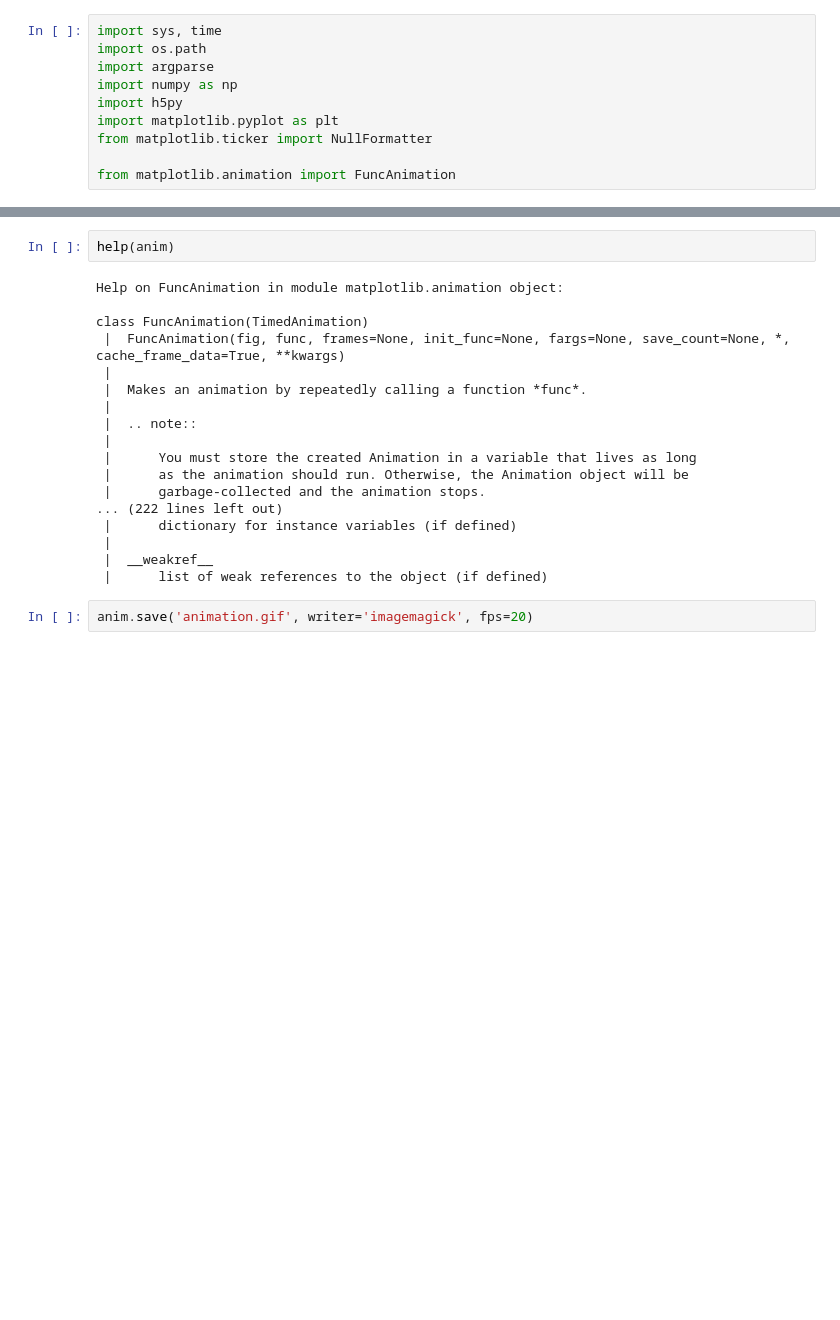
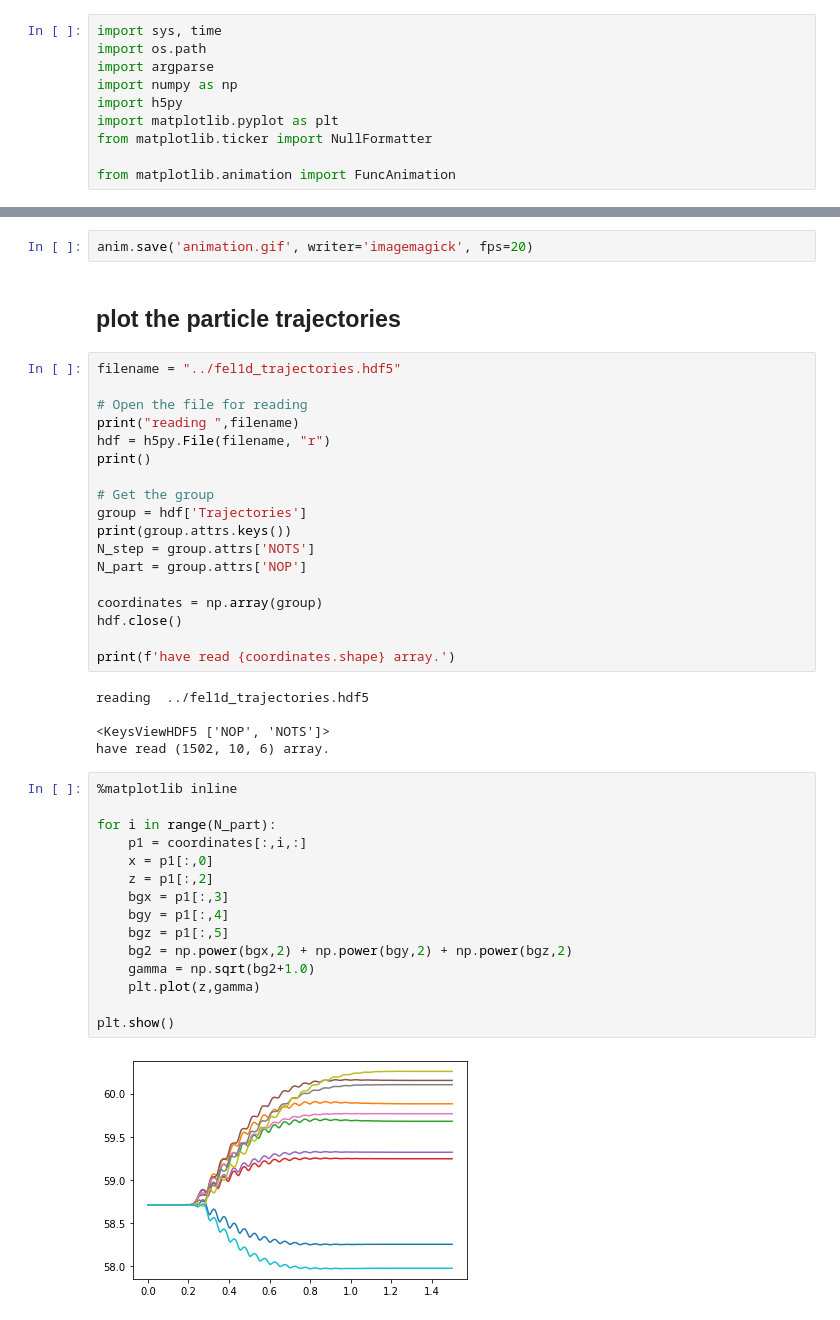
Before and after one commit to lehnertu/TEUFEL, a Jupyter notebook: scripts/Vis_Interaction_FEL1D.ipynb, the cells around one changed output, grey strips where cells are left out. Saved outputs shown, nothing was run; the diff lists cells and outputs as text; blank space fills up the shorter version.

```diff
--- a/scripts/Vis_Interaction_FEL1D.ipynb
+++ b/scripts/Vis_Interaction_FEL1D.ipynb
@@ -76,25 +78,47 @@ plt.show()
 # %% [output]
 [interactive output not drawn]
 [interactive output not drawn]
-# %%
-help(anim)
-# %% [output]
-Help on FuncAnimation in module matplotlib.animation object:
-
-class FuncAnimation(TimedAnimation)
- |  FuncAnimation(fig, func, frames=None, init_func=None, fargs=None, save_count=None, *, cache_frame_data=True, **kwargs)
- |
- |  Makes an animation by repeatedly calling a function *func*.
- |
- |  .. note::
- |
- |      You must store the created Animation in a variable that lives as long
- |      as the animation should run. Otherwise, the Animation object will be
- |      garbage-collected and the animation stops.
-... (222 lines left out)
- |      dictionary for instance variables (if defined)
- |
- |  __weakref__
- |      list of weak references to the object (if defined)
 # %%
 anim.save('animation.gif', writer='imagemagick', fps=20)
+# %% [markdown]
+## plot the particle trajectories
+# %%
+filename = "../fel1d_trajectories.hdf5"
+
+# Open the file for reading
+print("reading ",filename)
+hdf = h5py.File(filename, "r")
+print()
+
+# Get the group
+group = hdf['Trajectories']
+print(group.attrs.keys())
+N_step = group.attrs['NOTS']
+N_part = group.attrs['NOP']
+
+coordinates = np.array(group)
+hdf.close()
+
+print(f'have read {coordinates.shape} array.')
+# %% [output]
+reading  ../fel1d_trajectories.hdf5
+
+<KeysViewHDF5 ['NOP', 'NOTS']>
+have read (1502, 10, 6) array.
+# %%
+%matplotlib inline
+
+for i in range(N_part):
+    p1 = coordinates[:,i,:]
+    x = p1[:,0]
+    z = p1[:,2]
+    bgx = p1[:,3]
+    bgy = p1[:,4]
+    bgz = p1[:,5]
+    bg2 = np.power(bgx,2) + np.power(bgy,2) + np.power(bgz,2)
+    gamma = np.sqrt(bg2+1.0)
+    plt.plot(z,gamma)
+
+plt.show()
+# %% [output]
+[figure, added]
```
Also changed, not shown: parts of 4 cells of this notebook, 8 other files.
